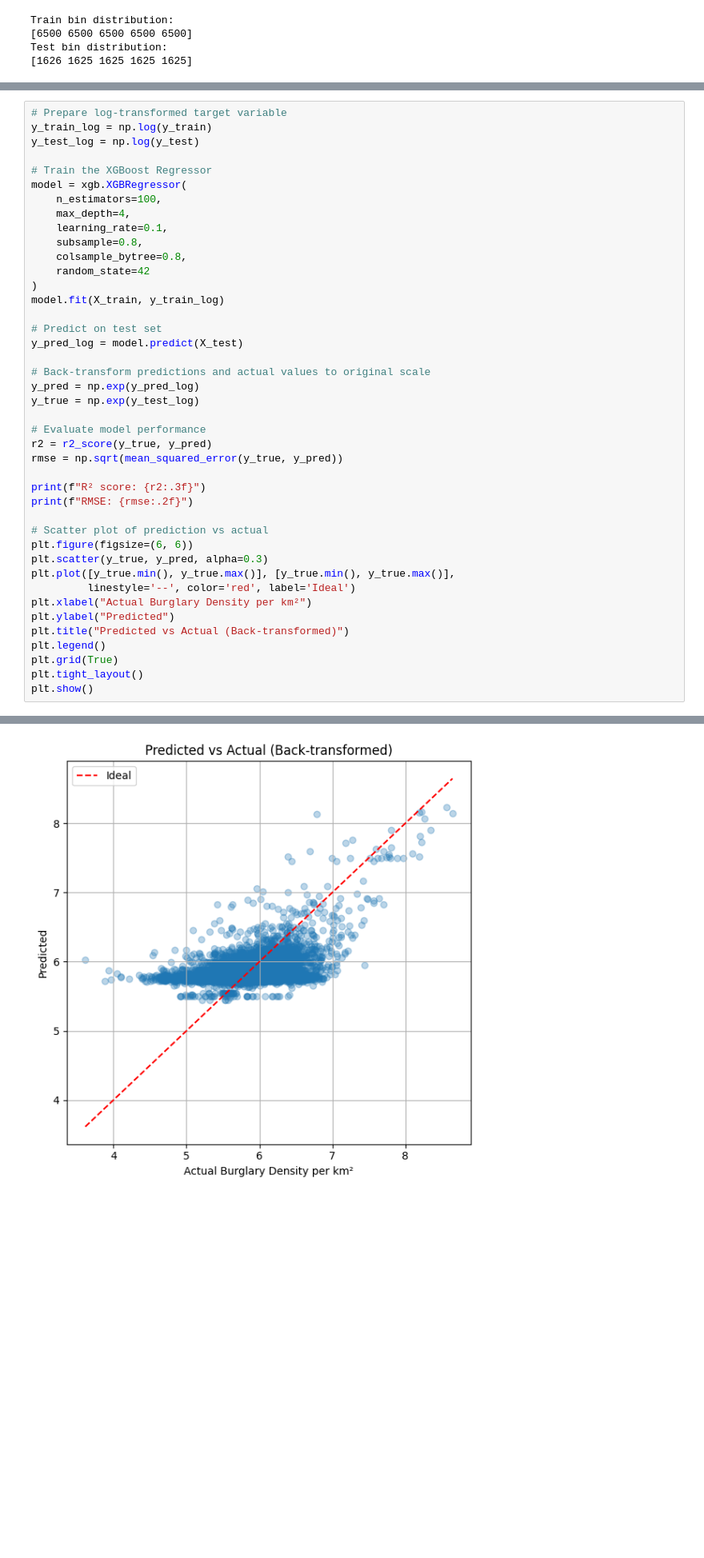
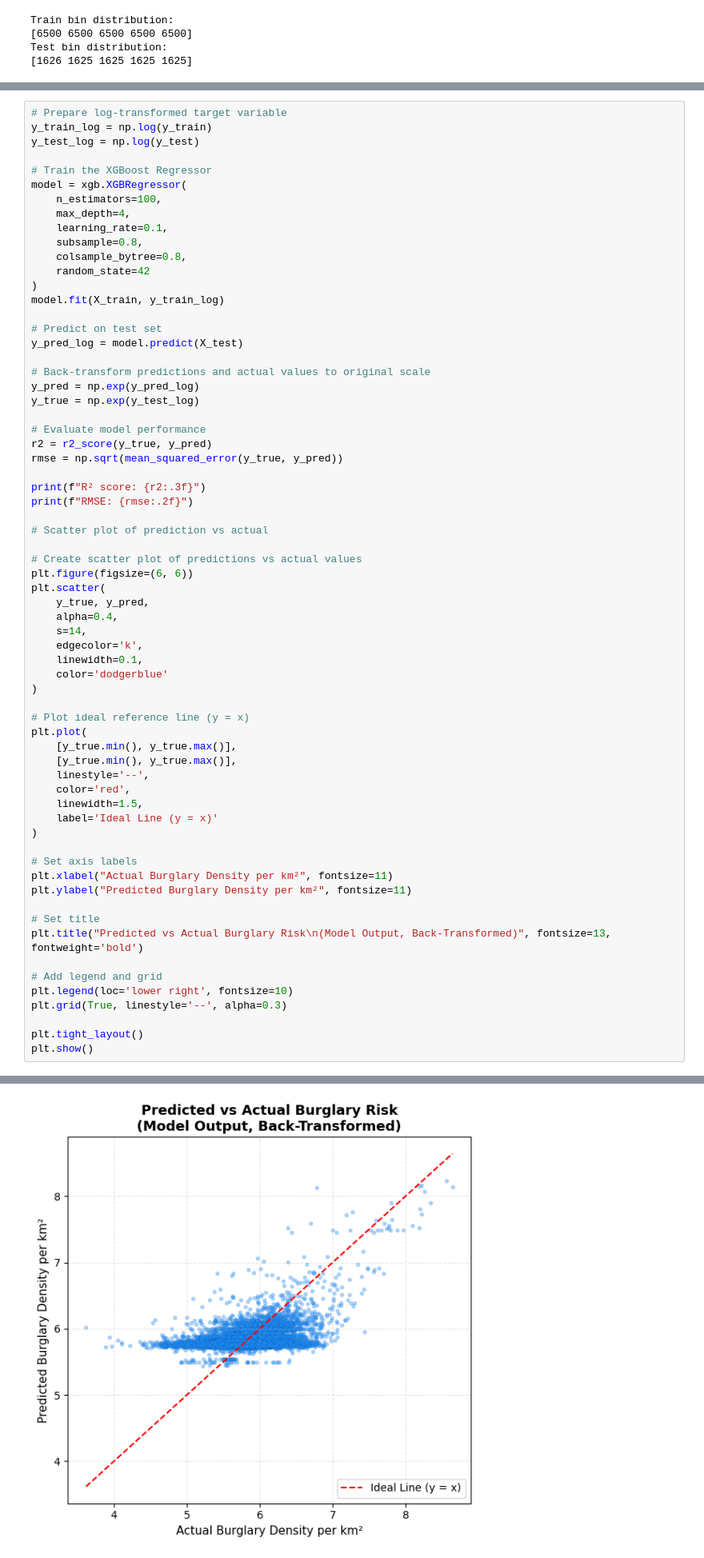
Before and after one commit to ixxiiris/CASA0006_assessment, a Jupyter notebook: Template_submission_CASA0006.ipynb, the cells around one changed output, grey strips where cells are left out. Shown at 80% size. Saved outputs shown, nothing was run; the diff lists cells and outputs as text; blank space fills up the shorter version.

```diff
--- a/Template_submission_CASA0006.ipynb
+++ b/Template_submission_CASA0006.ipynb
@@ -743,42 +906,66 @@ model = xgb.XGBRegressor(
     n_estimators=100,
     max_depth=4,
     learning_rate=0.1,
     subsample=0.8,
     colsample_bytree=0.8,
     random_state=42
 )
 model.fit(X_train, y_train_log)
 
 # Predict on test set
 y_pred_log = model.predict(X_test)
 
 # Back-transform predictions and actual values to original scale
 y_pred = np.exp(y_pred_log)
 y_true = np.exp(y_test_log)
 
 # Evaluate model performance
 r2 = r2_score(y_true, y_pred)
 rmse = np.sqrt(mean_squared_error(y_true, y_pred))
 
 print(f"R² score: {r2:.3f}")
 print(f"RMSE: {rmse:.2f}")
 
 # Scatter plot of prediction vs actual
+
+# Create scatter plot of predictions vs actual values
 plt.figure(figsize=(6, 6))
-plt.scatter(y_true, y_pred, alpha=0.3)
-plt.plot([y_true.min(), y_true.max()], [y_true.min(), y_true.max()],
-         linestyle='--', color='red', label='Ideal')
-plt.xlabel("Actual Burglary Density per km²")
-plt.ylabel("Predicted")
-plt.title("Predicted vs Actual (Back-transformed)")
-plt.legend()
-plt.grid(True)
+plt.scatter(
+    y_true, y_pred,
+    alpha=0.4,
+    s=14,
+    edgecolor='k',
+    linewidth=0.1,
+    color='dodgerblue'
+)
+
+# Plot ideal reference line (y = x)
+plt.plot(
+    [y_true.min(), y_true.max()],
+    [y_true.min(), y_true.max()],
+    linestyle='--',
+    color='red',
+    linewidth=1.5,
+    label='Ideal Line (y = x)'
+)
+
+# Set axis labels
+plt.xlabel("Actual Burglary Density per km²", fontsize=11)
+plt.ylabel("Predicted Burglary Density per km²", fontsize=11)
+
+# Set title
+plt.title("Predicted vs Actual Burglary Risk\n(Model Output, Back-Transformed)", fontsize=13, fontweight='bold')
+
+# Add legend and grid
+plt.legend(loc='lower right', fontsize=10)
+plt.grid(True, linestyle='--', alpha=0.3)
+
 plt.tight_layout()
 plt.show()
 # %% [output]
 R² score: 0.195
 RMSE: 0.38
-[figure, old version]
+[figure, new version]
 # %% [markdown]
 ### SHAP Analysis for Feature Importance
 
```
Also changed, not shown: parts of 24 cells of this notebook, 5 other files.
